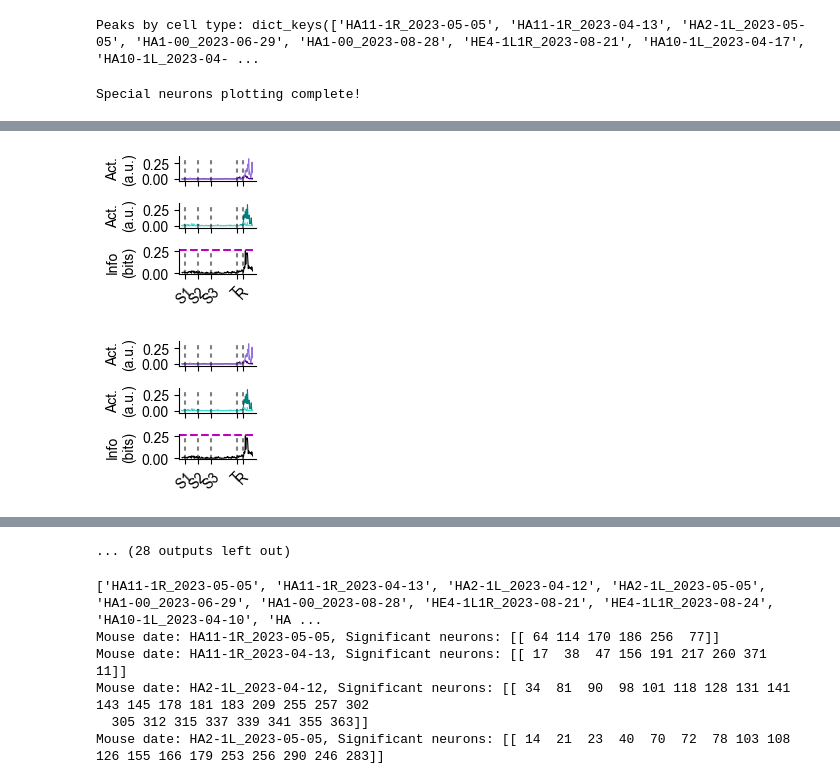
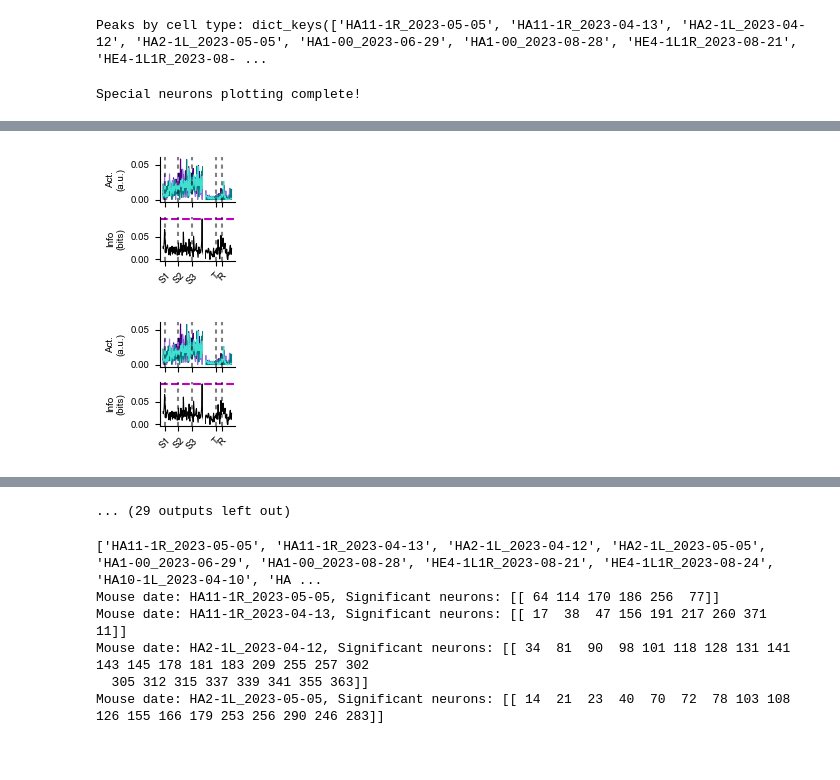
Before and after one commit to constanzabassi/GLM-analysis, a Jupyter notebook: notebooks/run_glm_decoding_analysis.ipynb, the cells around one changed output, grey strips where cells are left out. Saved outputs shown, nothing was run; the diff lists cells and outputs as text; code cells hidden in the pictures; blank space fills up the shorter version.

```diff
--- a/notebooks/run_glm_decoding_analysis.ipynb
+++ b/notebooks/run_glm_decoding_analysis.ipynb
@@ -121,7 +198,7 @@ Memory used by this process: 25.29 GB
 # Get shuffled data into frames x neurons x total shuffles across splits (50 * 10 = 500)
 print(list(decoded_variables)[0])
 print(list(decoded_variables))
-shuffled_structure = data_handler.create_shuffled_distribution_structure(decoder_type = list(decoded_variables)[0], metric = 'sc_instantaneous_information')
+shuffled_structure = data_handler.create_shuffled_distribution_structure(decoder_type = list(decoded_variables)[2], metric = 'sc_instantaneous_information')
 # if 'photostim' in decoded_variables or 'sound_category' in decoded_variables:
 #     shuffled_structure_pass = data_handler_pass.create_shuffled_distribution_structure(decoder_type = list(decoded_variables)[1], metric = 'sc_instantaneous_information')
 # %% [output]
@@ -911,9 +2461,9 @@ os.makedirs(f'{base_figure_dir}/example_cells', exist_ok=True)
 # PLOT EXAMPLE CELLS (NOT SORTED BY SIGNIFICANCE) - Plot first 3 cells of each type
 
 example_dataset = ['HA11-1R_2023-05-05']
-
+significant_neurons_data = sorted_peaks
 # Plot for each dataset
-for dataset in example_dataset :significant_neurons_data:
+for dataset in significant_neurons_data:
     # Extract animal ID and date from dataset name
     animalID, date = dataset.split('_')
 
@@ -925,23 +2475,24 @@ for dataset in example_dataset :significant_neurons_data:
     os.makedirs(dataset_dir, exist_ok=True)
 
     # Plot heatmaps for different cell types
-    for cell_type in ['pyr', 'pv', 'som']:
+    for cell_type in ['pyr']: #, 'pv', 'som'
         if cell_type in significant_neurons_data[dataset]:
             # Get significant cells for this cell type
             sig_cells = significant_neurons_data[dataset][cell_type]
 
             # Plot example cells for each condition
-            for cell_id in sig_cells[:3]:  # Plot first 3 cells of each type (:3)
+            for n,cell_id in enumerate(sig_cells[:15]):  # Plot first 3 cells of each type (:3)
                 # for trials, comb, label in all_conditions:
                 # Create valid filename by replacing problematic characters
                 # safe_label = label.replace('/', '_').replace(' ', '_')
+                print(f"Plotting {cell_type} cell {cell_id} for {animalID} {date}")
 
                 cell_viz.plot_informative_cell(
                     aligned_imaging=data['aligned_imaging'],
                     cell_id=cell_id,
                     all_conditions=data['all_conditions'], #condition_indices=trials,
                     title_base=f'{animalID} {date} {cell_type} Cell {cell_id} ', #- {label}
-                    peak_info = peaks_by_celltype[dataset][cell_type]['sc']['sc_instantaneous_information_mean']['peak_values'][cell_id],
+                    peak_info = sorted_peaks_more_info[dataset][cell_type]['peak_values'][n], #peaks_by_celltype[dataset][cell_type]['sc']['sc_instantaneous_information_mean']['peak_values'][cell_id],
                     save_path=f'{base_figure_dir}/example_cells/{animalID}_{date}_{cell_type}_cell_{cell_id}' #_{safe_label}
                 )
 print("Plotting complete!")
@@ -1397,7 +2816,7 @@ def find_special_neurons(dataset, sig_neurons, mod_values, peaks_by_celltype,
 # %%
 # Plot special neurons for each dataset
-to_decode = 'outcome'
-base_figure_dir = f'V:\Connie/results\glm_decoding/2025/figures\{to_decode}'
+to_decode = 'sound_category'
+base_figure_dir = f'W:\Connie/results\Bassi2025/fig2\glm_decoding\{to_decode}' #f'V:\Connie/results\glm_decoding/2025/figures/all_balanced\{to_decode}'
 os.makedirs(base_figure_dir+'/example_cells', exist_ok=True)
 condition_colors = ['indigo','mediumpurple','teal','turquoise']#['black','gray','black','gray'] #['navy','royalBlue','darkred','firebrick'] #['#377eb8', '#e41a1c']  # blue and red
 
@@ -1405,7 +2824,7 @@ condition_colors = ['indigo','mediumpurple','teal','turquoise']#['black','gray',
 current_model_type = 'pre' #'pre' or passive
 results_pre_all = results_pre_all_sb #results_to_test #results_pre_all_sb
 start_frame = 14 #14 before this there is artifact
-end_frame = 169 #100 for sound/photostim
+end_frame = 100 #100 for sound/photostim
 threshold = 0.06 #shuffled_threshold['universal_threshold'] #np.max(list(shuffled_threshold['thresholds'].values())) #shuffled_threshold['universal_threshold'] #0.06 #shuffled_threshold['universal_threshold'] #use threshold OR percentile to decide signficant neurons
 method = 'threshold_peak' #'threshold_peak'# 'shuffled_peak', 'threshold_peak', 'range_threshold', 'combined'
 metric_to_plot = 'sc_instantaneous_information_mean'
@@ -1428,14 +2847,15 @@ for dataset in peaks_by_celltype.keys(): #sig_neurons: #specified_datasets:
     mod_values = None #mod_index_neurons[dataset]
 
     # Find special neurons
-    special_neurons = find_special_neurons(dataset, None, None, peaks_by_celltype)
+    special_neurons = analysis_dec.find_special_neurons(dataset, None, None, peaks_by_celltype, cell_type_filter='som')
+
 
     for i, (category, info) in enumerate(special_neurons.items()):
         if info['neuron_id'] is not None:
             cur_celltype= info['cell_type']
             cur_cel_id = info['neuron_id']
 
-            plot_avg_informative_cell_overlay(
+            cell_viz.plot_avg_informative_cell_overlay(
                     results=results_pre_all_sb[dataset],
                     decoded_variable=to_decode,
                     aligned_imaging=data['aligned_imaging'],
@@ -1445,32 +2865,21 @@ for dataset in peaks_by_celltype.keys(): #sig_neurons: #specified_datasets:
                     title_base=f'{animalID} {date} {cur_celltype} Cell {cur_cel_id}', #- {label}
                     peak_info = info['info_val'], #peaks_by_celltype[dataset][cell_type]['sc']['sc_instantaneous_information_mean']['peak_values'][cell_id],
                     subplot_split='Right',
-                    orientation='vertical', figsize=(1.8,1.8),
+                    orientation='vertical', figsize=(1.5,1.5),
                     smoothing=None,
                     shading = False,
-                    save_path=f'{base_figure_dir}/example_cells/info_deconv_{animalID}_{date}_{cur_celltype}_cell_{cur_cel_id}.pdf' #_{safe_label}
+                    save_path=f'{base_figure_dir}/example_cells/updated_info_deconv_{animalID}_{date}_{cur_celltype}_cell_{cur_cel_id}.pdf', #_{safe_label},
+                    plot_information = True,  # NEW: whether to plot peak info line
+                    combine_groups = True,  # NEW: whether to combine groups in one plot
+                    linewidth = 0.5
                 )
 
-            # plot_informative_cell_overlay(
-            #         aligned_imaging=data['aligned_imaging'],
-            #         cell_id=info['neuron_id'],
-            #         all_conditions=data['all_conditions'], #condition_indices=trials,
-            #         condition_colors=condition_colors,
-            #         title_base=f'{animalID} {date} {cur_celltype} Cell {cell_id}', #- {label}
-            #         peak_info = info['info_val'], #peaks_by_celltype[dataset][cell_type]['sc']['sc_instantaneous_information_mean']['peak_values'][cell_id],
-            #         subplot_split='right',
-            #         orientation='horizontal', figsize=(4,2),
-            #         smoothing=None,
-            #         shading = False,
-            #         save_path='' #f'{base_figure_dir}/example_cells/{animalID}_{date}_{cell_type}_cell_{cell_id}' #_{safe_label}
-            #     )
-
-            # plt.subplot(1, 4, i+1)
+            #this plots original plots separated by conditions
             # cell_viz.plot_informative_cell(
             #     aligned_imaging=data['aligned_imaging'],
             #     cell_id=info['neuron_id'],
             #     all_conditions=data['all_conditions'],
-            #     title_base=f'{category}\nMI: {info["mod_val"]:.3f}, Info: {info["info_val"]:.3f}\n{info["cell_type"]} Cell {info["neuron_id"]}',
+            #     title_base=f'{category}\nMI: {info["mod_val"]:.3f}, Info: {info["info_val"]:.3f}\n{info["cell_type"]} Cell {cur_cel_id }',
             # )
 
 
@@ -1483,5 +2892,5 @@ for dataset in peaks_by_celltype.keys(): #sig_neurons: #specified_datasets:
 
 print("Special neurons plotting complete!")
 # %% [output]
-Peaks by cell type: dict_keys(['HA11-1R_2023-05-05', 'HA11-1R_2023-04-13', 'HA2-1L_2023-05-05', 'HA1-00_2023-06-29', 'HA1-00_2023-08-28', 'HE4-1L1R_2023-08-21', 'HA10-1L_2023-04-17', 'HA10-1L_2023-04- ...
+Peaks by cell type: dict_keys(['HA11-1R_2023-05-05', 'HA11-1R_2023-04-13', 'HA2-1L_2023-04-12', 'HA2-1L_2023-05-05', 'HA1-00_2023-06-29', 'HA1-00_2023-08-28', 'HE4-1L1R_2023-08-21', 'HE4-1L1R_2023-08- ...
 Special neurons plotting complete!
@@ -1494,2 +2903,2 @@ Special neurons plotting complete!
-[figure, old version]
+[figure, new version]
-[figure, old version]
+[figure, new version]
@@ -1498,4 +2907,4 @@ Special neurons plotting complete!
-... (28 outputs left out)
+... (29 outputs left out)
 # %%
 #LOAD SIGNIFICANTLY MODULATED CELLS (FROM MATLAB)
 import scipy
```
Also changed, not shown: parts of 46 cells of this notebook, 3 other files.
